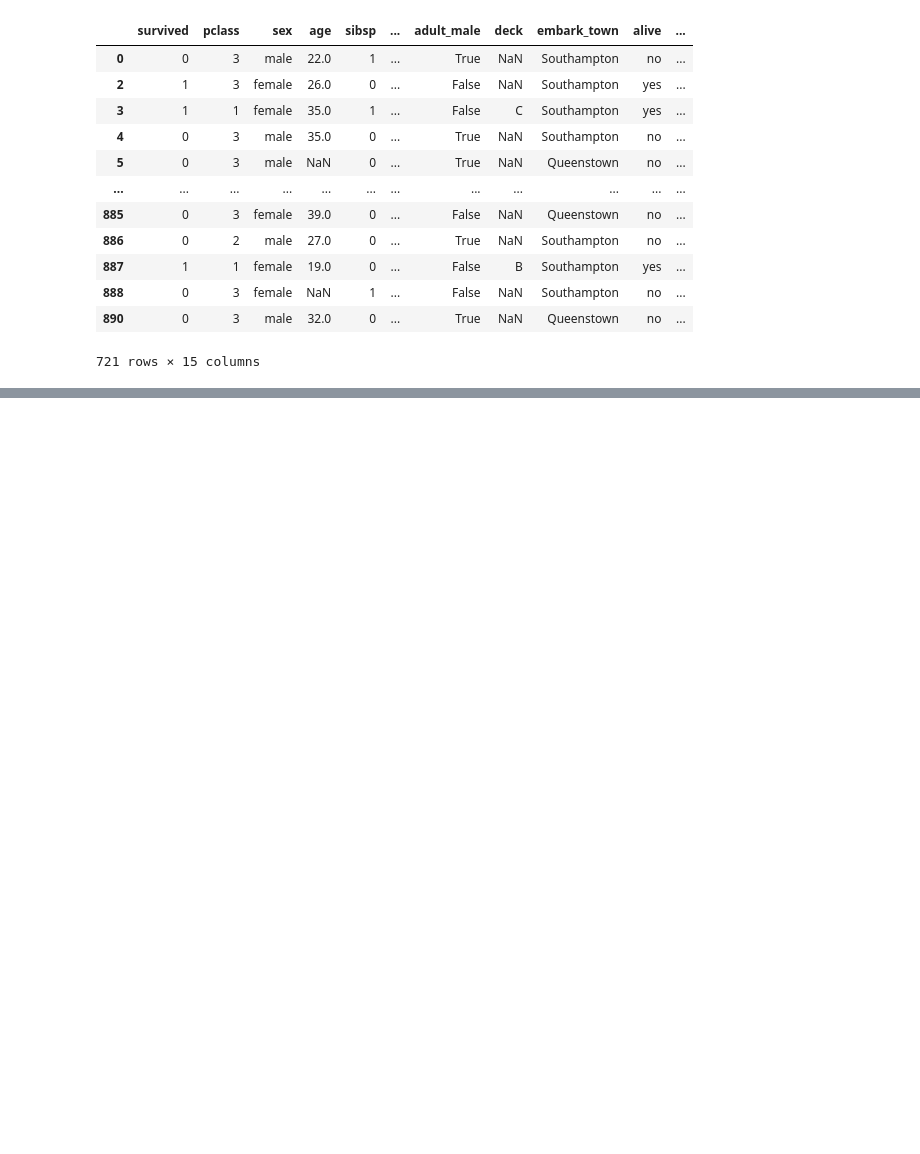
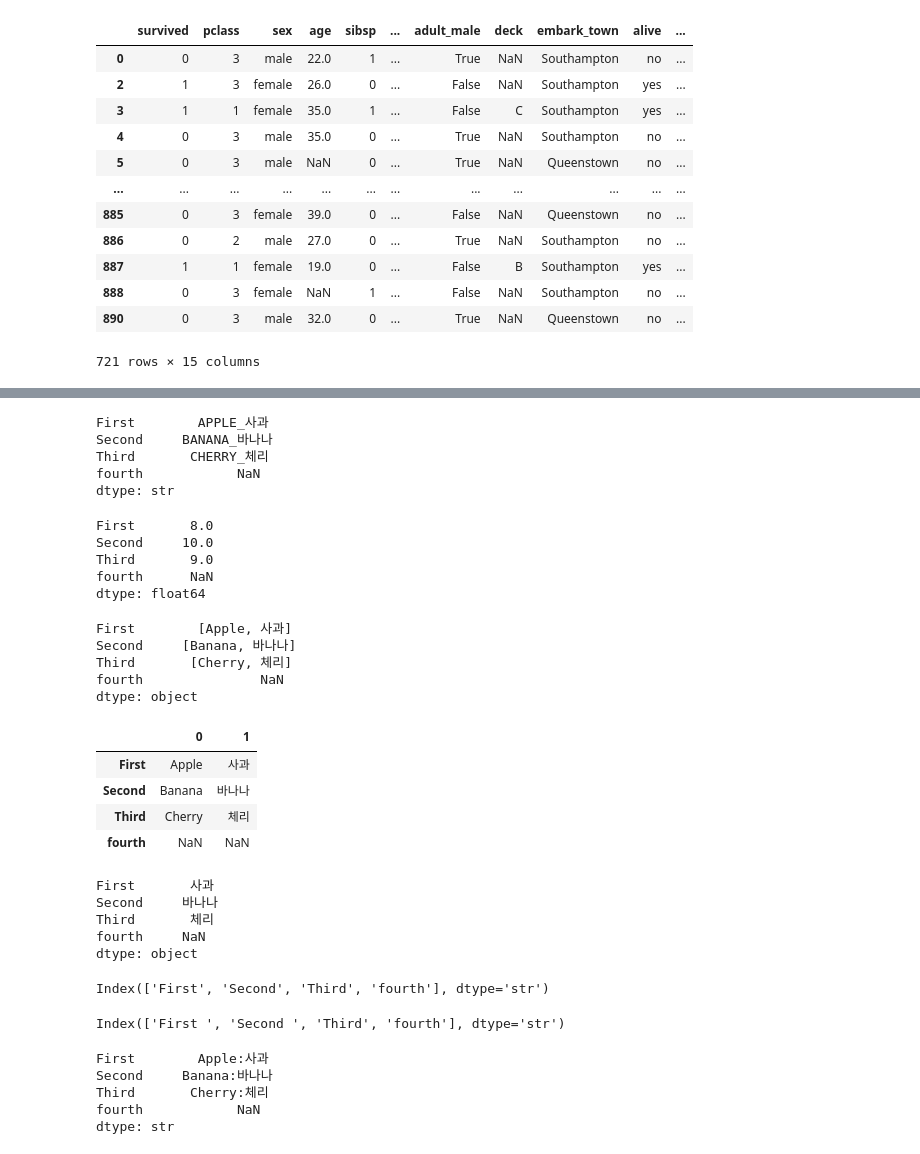
Before and after one commit to leegiseung-stack/18_dataanalytics, a Jupyter notebook: 05_필터링.ipynb, the cells around one changed output, grey strips where cells are left out. Drawn from its saved outputs; the diff is of its cells as text; code cells hidden in the pictures; blank space fills up the shorter version.

```diff
--- a/05_필터링.ipynb
+++ b/05_필터링.ipynb
@@ -304,0 +313,19 @@ titanic[mask3]
+# %%
+import pandas as pd
+import numpy as np
+
+
+ser=pd.Series(
+    ["Apple_사과","Banana_바나나","Cherry_체리",np.nan],
+    index=["First ","Second ","Third","fourth"]
+
+)
+print(ser)
+print()
+
+ser2=pd.Series(
+    ["Apple_사과","Banana_바나나","Cherry_체리",np.nan],
+    index=["First ","Second ","Third","fourth"],
+    dtype="string"
+)
+print(ser2)
@@ -304,0 +344,40 @@ titanic[mask3]
+# %%
+ser.str.upper()
+# %% [output]
+First        APPLE_사과
+Second     BANANA_바나나
+Third       CHERRY_체리
+fourth            NaN
+dtype: str
+# %%
+ser.str.len()
+# %% [output]
+First       8.0
+Second     10.0
+Third       9.0
+fourth      NaN
+dtype: float64
+# %%
+ser.str.split("_")
+# %% [output]
+First        [Apple, 사과]
+Second     [Banana, 바나나]
+Third       [Cherry, 체리]
+fourth               NaN
+dtype: object
+# %%
+ser.str.split("_",expand=True)
+# %% [output]
+|  | 0 | 1 |
+| First | Apple | 사과 |
+| Second | Banana | 바나나 |
+| Third | Cherry | 체리 |
+| fourth | NaN | NaN |
+# %%
+ser.str.split("_").str.get(1)
+# %% [output]
+First       사과
+Second     바나나
+Third       체리
+fourth     NaN
+dtype: object
@@ -304,0 +386,17 @@ titanic[mask3]
+# %%
+idx.str.strip()
+# %% [output]
+Index(['First', 'Second', 'Third', 'fourth'], dtype='str')
+# %%
+idx.str.rstrip()
+idx.str.lstrip()
+# %% [output]
+Index(['First ', 'Second ', 'Third', 'fourth'], dtype='str')
+# %%
+ser.str.replace("_",":",regex=False)
+# %% [output]
+First        Apple:사과
+Second     Banana:바나나
+Third       Cherry:체리
+fourth            NaN
+dtype: str
```
Also changed, not shown: parts of 10 cells of this notebook.
